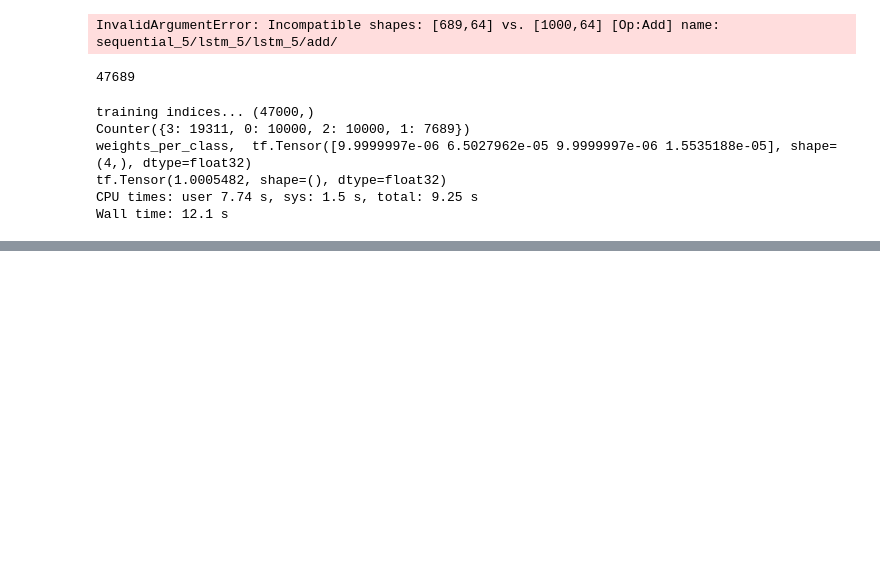
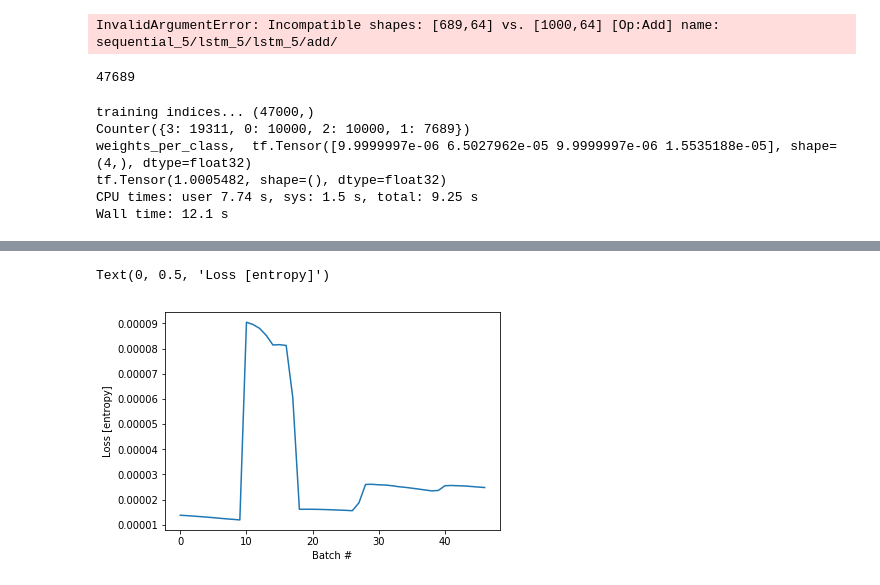
Before and after one commit to namoopsoo/aviation-pilot-physiology-hmm, a Jupyter notebook: notes/2019-07-06-today.ipynb, the cells around one changed output, grey strips where cells are left out. Drawn from its saved outputs; the diff is of its cells as text; code cells hidden in the pictures; blank space fills up the shorter version.

```diff
--- a/notes/2019-07-06-today.ipynb
+++ b/notes/2019-07-06-today.ipynb
@@ -185,0 +189,8 @@ Wall time: 12.1 s
+# %%
+# ...
+plt.plot(loss_history)
+plt.xlabel('Batch #')
+plt.ylabel('Loss [entropy]')
+# %% [output]
+Text(0, 0.5, 'Loss [entropy]')
+[figure, added]
```
Also changed, not shown: parts of 34 cells of this notebook.
